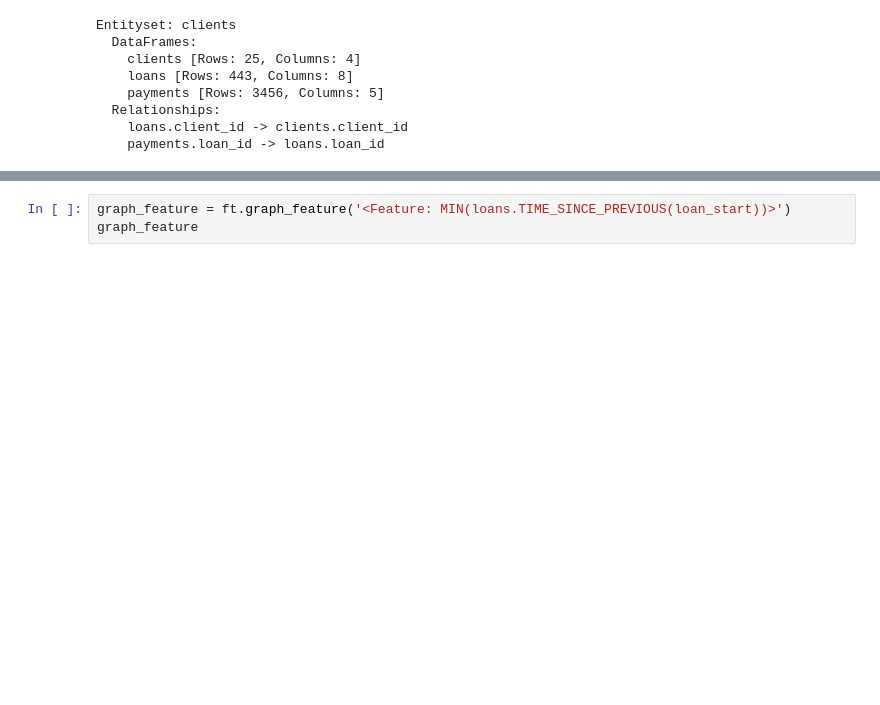
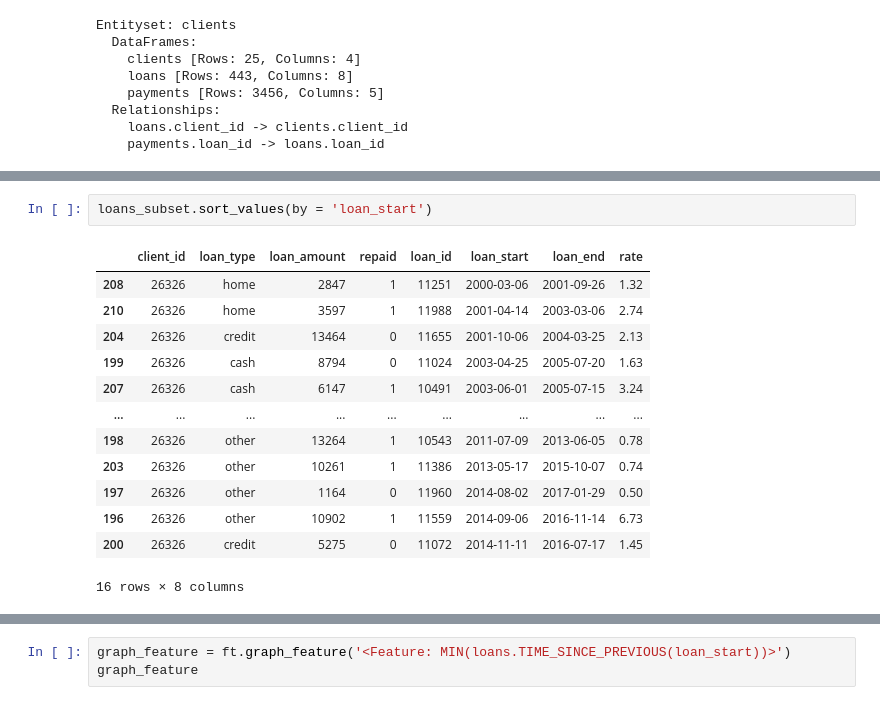
Before and after one commit to SalK91/dfs_tutorial, a Jupyter notebook: dfs_tutorial.ipynb, the cells around one changed output, grey strips where cells are left out. Saved outputs shown, nothing was run; the diff lists cells and outputs as text; blank space fills up the shorter version.

```diff
--- a/dfs_tutorial.ipynb
+++ b/dfs_tutorial.ipynb
@@ -221,0 +283,16 @@ feature_names[feature_names == '<Feature: MIN(loans.TIME_SINCE_PREVIOUS(loan_sta
+# %%
+loans_subset.sort_values(by = 'loan_start')
+# %% [output]
+|  | client_id | loan_type | loan_amount | repaid | loan_id | loan_start | loan_end | rate |
+| 208 | 26326 | home | 2847 | 1 | 11251 | 2000-03-06 | 2001-09-26 | 1.32 |
+| 210 | 26326 | home | 3597 | 1 | 11988 | 2001-04-14 | 2003-03-06 | 2.74 |
+| 204 | 26326 | credit | 13464 | 0 | 11655 | 2001-10-06 | 2004-03-25 | 2.13 |
+| 199 | 26326 | cash | 8794 | 0 | 11024 | 2003-04-25 | 2005-07-20 | 1.63 |
+| 207 | 26326 | cash | 6147 | 1 | 10491 | 2003-06-01 | 2005-07-15 | 3.24 |
+| ... | ... | ... | ... | ... | ... | ... | ... | ... |
+| 198 | 26326 | other | 13264 | 1 | 10543 | 2011-07-09 | 2013-06-05 | 0.78 |
+| 203 | 26326 | other | 10261 | 1 | 11386 | 2013-05-17 | 2015-10-07 | 0.74 |
+| 197 | 26326 | other | 1164 | 0 | 11960 | 2014-08-02 | 2017-01-29 | 0.50 |
+| 196 | 26326 | other | 10902 | 1 | 11559 | 2014-09-06 | 2016-11-14 | 6.73 |
+| 200 | 26326 | credit | 5275 | 0 | 11072 | 2014-11-11 | 2016-07-17 | 1.45 |
+16 rows × 8 columns
```
Also changed, not shown: parts of 21 cells of this notebook, 1 other file.
